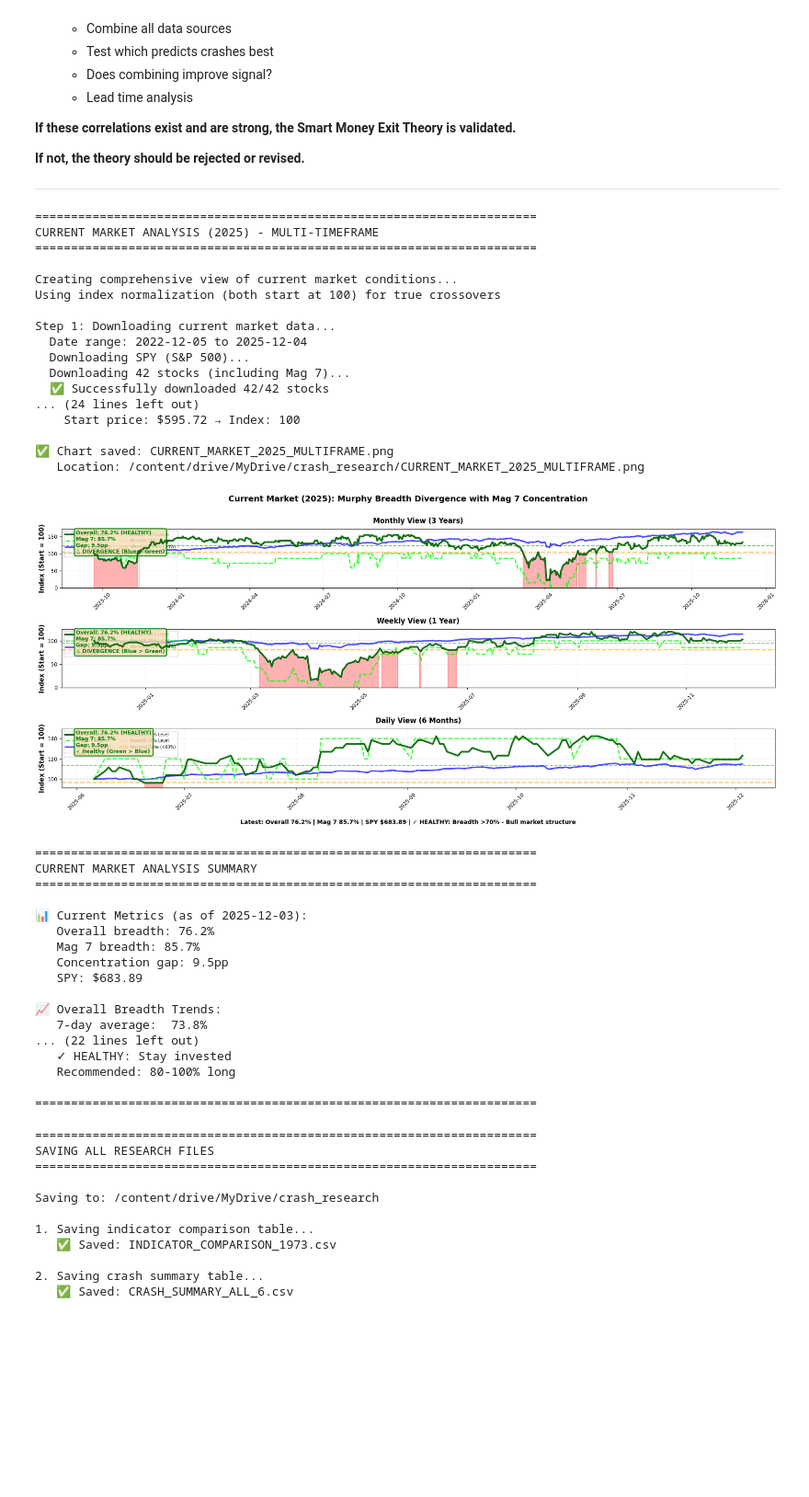
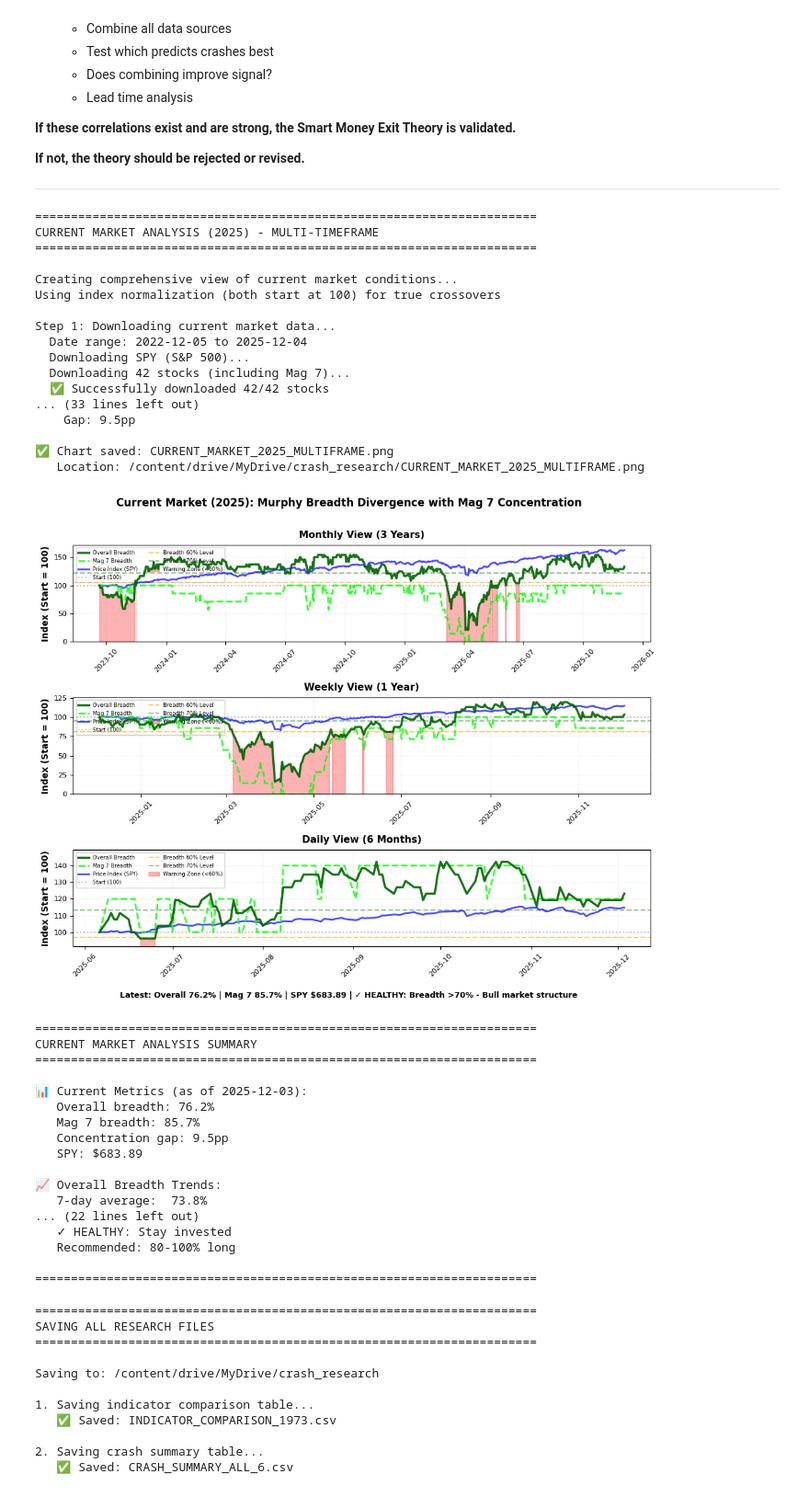
Before and after one commit to tduane3579/15---dsc-pandas-data-cleaning-lab, a Jupyter notebook: Crashes_since_1973.ipynb, the cells around one changed output. Shown at 92% size. Drawn from its saved outputs; the diff is of its cells as text; code cells hidden in the pictures; blank space fills up the shorter version.

Commit message:
Multi-temporal analysis added to all charts

```diff
--- a/Crashes_since_1973.ipynb
+++ b/Crashes_since_1973.ipynb
@@ -5973,7 +5799,7 @@ print(f"  Latest SPY: ${current_breadth_clean['Price'].iloc[-1]:.2f}")
 
 print("\nStep 3: Creating multi-timeframe visualization with Mag 7...")
 
-# Create figure with 3 subplots (stacked vertically)
+# FIXED: Create figure with smaller size (10x8)
 fig, axes = plt.subplots(3, 1, figsize=(10, 8))
 
 # Define timeframes
@@ -6024,7 +5850,7 @@ for tf in timeframes:
     # Plot ALL THREE on SAME axis
     # Overall breadth (dark green, thicker)
     ax.plot(data_tf_indexed.index, data_tf_indexed['Breadth_Index'],
-            color='darkgreen', linewidth=3, label='Overall Breadth', alpha=0.9, zorder=4)
+            color='darkgreen', linewidth=2.5, label='Overall Breadth', alpha=0.9, zorder=4)
 
     # Mag 7 breadth (lime green, thinner, dashed)
     ax.plot(data_tf_indexed.index, data_tf_indexed['Mag7_Index'],
@@ -6032,7 +5858,7 @@ for tf in timeframes:
 
     # Price (blue)
     ax.plot(data_tf_indexed.index, data_tf_indexed['Price_Index'],
-            color='blue', linewidth=2.5, label='Price Index (SPY)', alpha=0.7, zorder=2)
+            color='blue', linewidth=2, label='Price Index (SPY)', alpha=0.7, zorder=2)
 
     # Add reference line at 100 (starting point)
     ax.axhline(100, color='gray', linestyle=':', alpha=0.5, linewidth=1.5,
@@ -6043,7 +5869,7 @@ for tf in timeframes:
     breadth_70_index = (70 / first_breadth) * 100
 
     ax.axhline(breadth_60_index, color='orange', linestyle='--', alpha=0.6,
-               linewidth=2, label='Breadth 60% Level', zorder=1)
+               linewidth=1.5, label='Breadth 60% Level', zorder=1)
     ax.axhline(breadth_70_index, color='darkgreen', linestyle='--', alpha=0.4,
                linewidth=1.5, label='Breadth 70% Level', zorder=1)
 
@@ -6055,48 +5881,25 @@ for tf in timeframes:
                     alpha=0.3, color='red',
                     label='Warning Zone (<60%)', zorder=0)
 
-    # Check for crossover (Blue > Green = danger)
-    latest_breadth_idx = data_tf_indexed['Breadth_Index'].iloc[-1]
-    latest_mag7_idx = data_tf_indexed['Mag7_Index'].iloc[-1]
-    latest_price_idx = data_tf_indexed['Price_Index'].iloc[-1]
-
-    if latest_price_idx > latest_breadth_idx:
-        crossover_status = "⚠️ DIVERGENCE (Blue > Green)"
-        crossover_color = 'red'
-    else:
-        crossover_status = "✓ Healthy (Green > Blue)"
-        crossover_color = 'green'
-
-    # Add current status annotation
+    # REMOVED: Status box annotation (was covering data)
+    # Just print info to console instead
     current_breadth_pct = data_tf['Breadth'].iloc[-1]
     current_mag7_pct = data_tf['Mag7_Breadth'].iloc[-1]
     gap = current_mag7_pct - current_breadth_pct
 
-    if current_breadth_pct < 60:
-        status_color = 'red'
-        status_text = f'Overall: {current_breadth_pct:.1f}% (DANGER)\nMag 7: {current_mag7_pct:.1f}%\nGap: {gap:.1f}pp'
-    elif current_breadth_pct < 70:
-        status_color = 'orange'
-        status_text = f'Overall: {current_breadth_pct:.1f}% (WARNING)\nMag 7: {current_mag7_pct:.1f}%\nGap: {gap:.1f}pp'
-    else:
-        status_color = 'green'
-        status_text = f'Overall: {current_breadth_pct:.1f}% (HEALTHY)\nMag 7: {current_mag7_pct:.1f}%\nGap: {gap:.1f}pp'
-
-    # Add text box with current status
-    textstr = f'{status_text}\n{crossover_status}'
-    props = dict(boxstyle='round', facecolor='wheat', alpha=0.8, edgecolor=status_color, linewidth=2)
-    ax.text(0.02, 0.98, textstr, transform=ax.transAxes, fontsize=9,
-            verticalalignment='top', bbox=props, color=status_color, fontweight='bold')
+    print(f"    Current overall breadth: {current_breadth_pct:.1f}%")
+    print(f"    Current Mag 7 breadth: {current_mag7_pct:.1f}%")
+    print(f"    Gap: {gap:.1f}pp")
 
     # Formatting
-    ax.set_ylabel('Index (Start = 100)', fontsize=11, fontweight='bold')
-    ax.set_title(name, fontsize=12, fontweight='bold', pad=10)
+    ax.set_ylabel('Index (Start = 100)', fontsize=10, fontweight='bold')
+    ax.set_title(name, fontsize=11, fontweight='bold', pad=8)
     ax.grid(True, alpha=0.3, linestyle=':', linewidth=1, zorder=0)
-    ax.tick_params(axis='both', labelsize=9)
+    ax.tick_params(axis='both', labelsize=8)
 
-    # FIXED: Add legend WITH ZORDER=0 (behind data)
-    legend = ax.legend(loc='upper left', fontsize=7, framealpha=0.9, ncol=2)
-    legend.set_zorder(0)  # Push legend to back
+    # Add legend with zorder=0 (behind data)
+    legend = ax.legend(loc='upper left', fontsize=6, framealpha=0.9, ncol=2)
+    legend.set_zorder(0)
 
     # Set y-axis limits
     all_values = pd.concat([data_tf_indexed['Breadth_Index'],
@@ -6111,7 +5914,7 @@ for tf in timeframes:
 
 # Overall title
 fig.suptitle('Current Market (2025): Murphy Breadth Divergence with Mag 7 Concentration',
-             fontsize=14, fontweight='bold', y=0.995)
+             fontsize=12, fontweight='bold', y=0.995)
 
 # Add bottom text with interpretation
 current_breadth_val = current_breadth_clean['Breadth'].iloc[-1]
@@ -6131,7 +5934,7 @@ if concentration_gap > 20:
 
 fig.text(0.5, 0.01,
          f'Latest: Overall {current_breadth_val:.1f}% | Mag 7 {current_mag7_val:.1f}% | SPY ${current_spy:.2f} | {interpretation}',
-         ha='center', fontsize=10, fontweight='bold')
+         ha='center', fontsize=9, fontweight='bold')
 
 plt.tight_layout(rect=[0, 0.03, 1, 0.99])
 
@@ -6236,36 +6039,36 @@ if current_breadth_val < 60:
 elif current_breadth_val < 70 and min_breadth_24m < 60:
     assessment = "⚠️ HIGH RISK: Gate 1 passed, borderline"
     action = "50% long"
 elif concentration_gap > 20:
     assessment = "⚠️ CONCENTRATION RISK: Narrow leadership"
     action = "80% long, monitor daily"
 else:
     assessment = "✓ HEALTHY: Stay invested"
     action = "80-100% long"
 
 print(f"   {assessment}")
 print(f"   Recommended: {action}")
 
 print("\n" + "="*70)
 # %% [output]
 ======================================================================
 CURRENT MARKET ANALYSIS (2025) - MULTI-TIMEFRAME
 ======================================================================
 
 Creating comprehensive view of current market conditions...
 Using index normalization (both start at 100) for true crossovers
 
 Step 1: Downloading current market data...
   Date range: 2022-12-05 to 2025-12-04
   Downloading SPY (S&P 500)...
   Downloading 42 stocks (including Mag 7)...
   ✅ Successfully downloaded 42/42 stocks
-... (24 lines left out)
-    Start price: $595.72 → Index: 100
+... (33 lines left out)
+    Gap: 9.5pp
 
 ✅ Chart saved: CURRENT_MARKET_2025_MULTIFRAME.png
    Location: /content/drive/MyDrive/crash_research/CURRENT_MARKET_2025_MULTIFRAME.png
-[figure, old version]
+[figure, new version]
 ======================================================================
 CURRENT MARKET ANALYSIS SUMMARY
 ======================================================================
```
Also changed, not shown: parts of 2 cells of this notebook.
